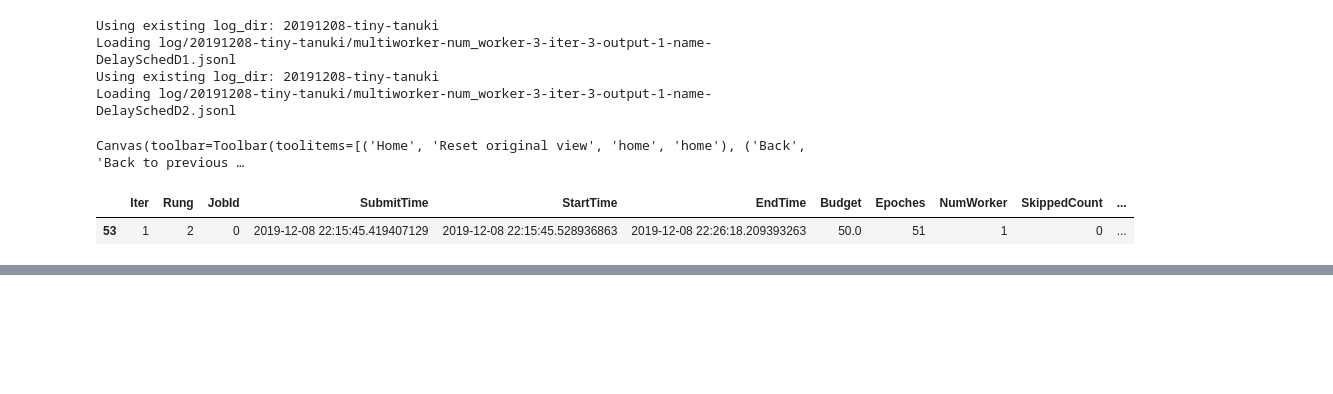
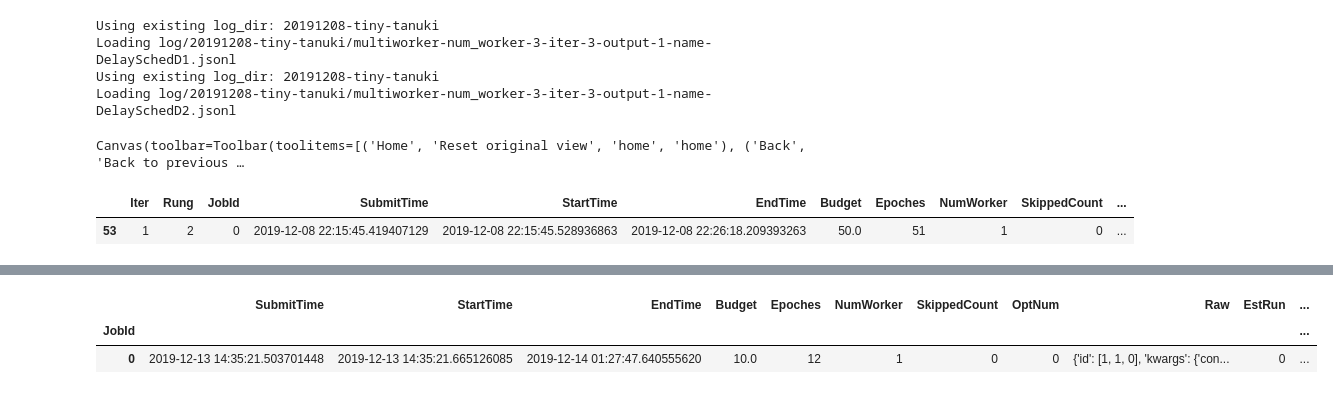
Before and after one commit to jaywonchung/ngpus-profile, a Jupyter notebook: scripts/ana.ipynb, the cells around one changed output, grey strips where cells are left out. Cells and saved outputs as stored; diff of their text form; code cells hidden in the pictures; blank space fills up the shorter version.

```diff
--- a/scripts/ana.ipynb
+++ b/scripts/ana.ipynb
@@ -693,0 +843,6 @@ for row in infos[0, 1]:
+# %%
+dfb.loc[1, 1]
+# %% [output]
+|  | SubmitTime | StartTime | EndTime | Budget | Epoches | NumWorker | SkippedCount | OptNum | Raw | EstRun | ... |
+| JobId |  |  |  |  |  |  |  |  |  |  | ... |
+| 0 | 2019-12-13 14:35:21.503701448 | 2019-12-13 14:35:21.665126085 | 2019-12-14 01:27:47.640555620 | 10.0 | 12 | 1 | 0 | 0 | {'id': [1, 1, 0], 'kwargs': {'con... | 0 | ... |
```
Also changed, not shown: parts of 32 cells of this notebook, 2 other files.
